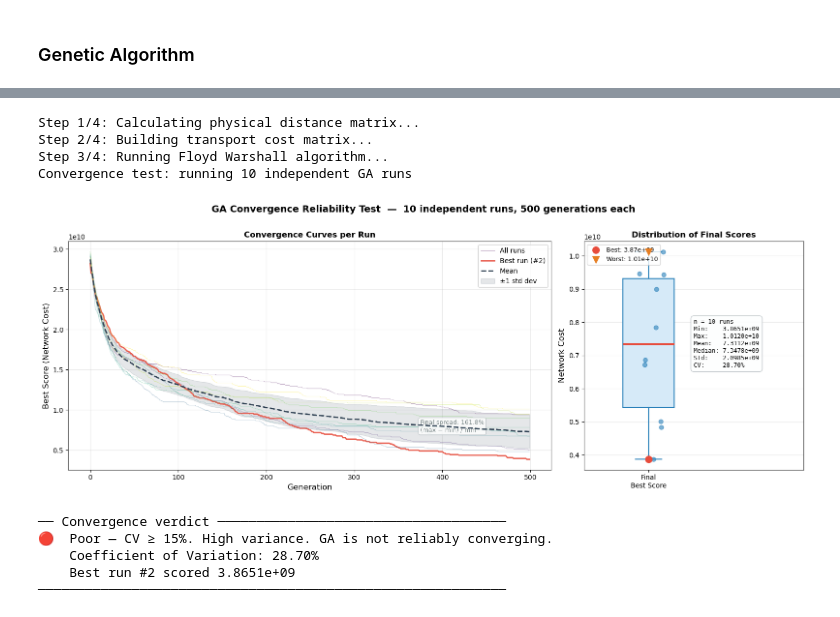
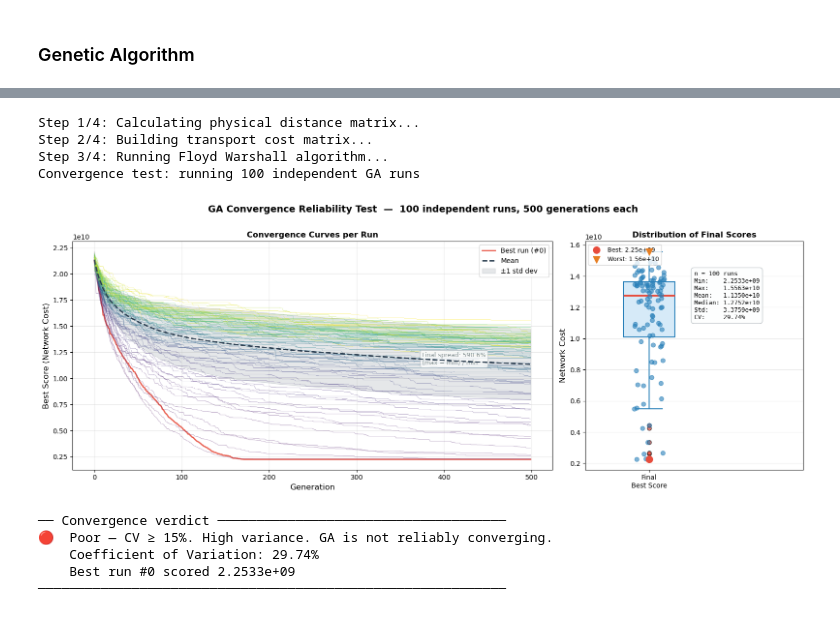
Before and after one commit to shashank2403/Heuristic-Network-Optimisation, a Jupyter notebook: main.ipynb, the cells around one changed output, grey strips where cells are left out. Cells and saved outputs as stored; diff of their text form; code cells hidden in the pictures.

Commit message:
analysis and plotting functions

```diff
--- a/main.ipynb
+++ b/main.ipynb
@@ -468,12 +473,12 @@ def calc_network_cost_batch(df: pd.DataFrame,
                       solutions: np.ndarray,
                       transport_costs: pd.DataFrame,
                       cost_components: pd.DataFrame,
+                      fixed_weight: float,
                       warehouse_cost: float = WAREHOUSE_COST) -> float:
     n_sol = solutions.shape[0]
     costs = np.zeros(n_sol)
     pop_array = df['population'].values
     transport_matrix = transport_costs.values
-
     for i in range(n_sol):
         sol = solutions[i]
         n_warehouses = sol.sum()
@@ -485,7 +490,7 @@ def calc_network_cost_batch(df: pd.DataFrame,
         min_costs = costs_to_fcs.min(axis = 1)
         transport_cost = (min_costs * pop_array).sum()
         fixed_cost = n_warehouses * warehouse_cost
-        costs[i] = transport_cost+fixed_cost
+        costs[i] = transport_cost+fixed_cost*fixed_weight
 
     return costs
 # %%
@@ -589,8 +594,10 @@ def genetic_algorithm(generation_size: int,
                       df: pd.DataFrame,
                       transport_costs: pd.DataFrame,
                       cost_components: pd.DataFrame,
+                      weights: dict,
                       fc_df: pd.DataFrame | None = None,
                       progress_bar: bool = True,
+
                      ) -> dict:
 
     if fc_df is None:
@@ -599,8 +606,9 @@ def genetic_algorithm(generation_size: int,
     # Generation 0
     solution_size = len(fc_df)
     num_repro = (int(generation_size*reproduction_rate)//2)*2
+    fixed_weight = weights['fixed']/sum(weights.values())
     current_gen = init_pop(sol_size = solution_size, count = generation_size)
-    scores = np.array([calc_network_cost(df, fc_df, solution, transport_costs, cost_components)[0] for solution in current_gen])
+    scores = calc_network_cost_batch(df, current_gen, transport_costs, cost_components, fixed_weight)
     indices = np.argsort(scores)
     current_gen = current_gen[indices]
 
@@ -616,7 +624,7 @@ def genetic_algorithm(generation_size: int,
         new_gen = np.zeros((2 * generation_size, solution_size))
         new_gen[:num_repro, :] = current_gen[:num_repro, :]
         new_gen[num_repro:, :] = crossover(generation_size = generation_size, pop_size = solution_size, repro_size = num_repro, current_gen = current_gen, scores = scores)
-        scores = calc_network_cost_batch(df, new_gen, transport_costs, cost_components)
+        scores = calc_network_cost_batch(df, new_gen, transport_costs, cost_components, fixed_weight)
         # np.array([calc_network_cost(df, fc_df, solution, transport_costs, cost_components)[0] for solution in new_gen])
         indices = np.argsort(scores)
         new_gen = new_gen[indices]
@@ -1130,6 +1139,7 @@ def run_convergence_test(
     df: pd.DataFrame,
     transport_costs: pd.DataFrame,
     cost_components: pd.DataFrame,
+    weights: dict,
     fc_df: pd.DataFrame | None = None,
 ) -> dict:
 
@@ -1138,19 +1148,20 @@ def run_convergence_test(
 
     curves = []
     final_scores = np.empty(n_runs)
-    mutation_rates = np.linspace(0.001, 0.05, n_runs)
+    mutation_rates = np.linspace(0.001, 1, n_runs)
     print(f"Convergence test: running {n_runs} independent GA runs")
     for i in tqdm(range(n_runs), desc= "Running independent trials"):
         result = genetic_algorithm(
             generation_size=generation_size,
             reproduction_rate=reproduction_rate,
             mutation_rate_pop=mutation_rate_pop,
-            mutation_rate_bit=mutation_rates[i],
+            mutation_rate_bit=mutation_rate_bit,
             num_generations=num_generations,
             df=df,
             transport_costs=transport_costs,
             cost_components=cost_components,
             fc_df=fc_df,
+            weights = weights,
             progress_bar = False
         )
         curve = np.array(result['min_scores'])
@@ -1170,6 +1181,7 @@ def run_convergence_test(
             'mutation_rate_pop': mutation_rate_pop,
             'mutation_rate_bit': mutation_rate_bit,
             'num_generations': num_generations,
+            'weights': weights,
         }
     }
 # %%
@@ -1350,7 +1362,7 @@ plot_cities(df, air_df, rail_df)
 # %%
 generation_size = 200
 reproduction_rate = 0.01
-mutation_rate_pop = 0.1
+mutation_rate_pop = 0.5
 mutation_rate_bit = 0.002
 num_generations = 500
 # %%
@@ -1439,33 +1464,36 @@ plot_convergence_test(conv_results)
 # %%
 weights = {
     "fuel": 1,
     "carbon": 1,
-    "time": 1,
+    "time": 1.5,
+    "fixed": 10,
+
 }
 transport_costs, cost_components, next_node = analyse_network(df, air_df, rail_df, weights)
 conv_results = run_convergence_test(
-    n_runs=10,
+    n_runs=100,
     generation_size=generation_size,
     reproduction_rate=reproduction_rate,
     mutation_rate_pop=mutation_rate_pop,
     mutation_rate_bit=mutation_rate_bit,
     num_generations=num_generations,
     df=df,
     transport_costs=transport_costs,
     cost_components=cost_components,
+    weights = weights
 )
 
 plot_convergence_test(conv_results)
 # %% [output]
 Step 1/4: Calculating physical distance matrix...
 Step 2/4: Building transport cost matrix...
 Step 3/4: Running Floyd Warshall algorithm...
-Convergence test: running 10 independent GA runs
+Convergence test: running 100 independent GA runs
-[figure, old version]
+[figure, new version]
 ── Convergence verdict ─────────────────────────────────────
 🔴  Poor — CV ≥ 15%. High variance. GA is not reliably converging.
-    Coefficient of Variation: 28.70%
-    Best run #2 scored 3.8651e+09
+    Coefficient of Variation: 29.74%
+    Best run #0 scored 2.2533e+09
 ────────────────────────────────────────────────────────────
 # %%
 plot_convergence_test(conv_results)
```
Also changed, not shown: parts of 28 cells of this notebook.
